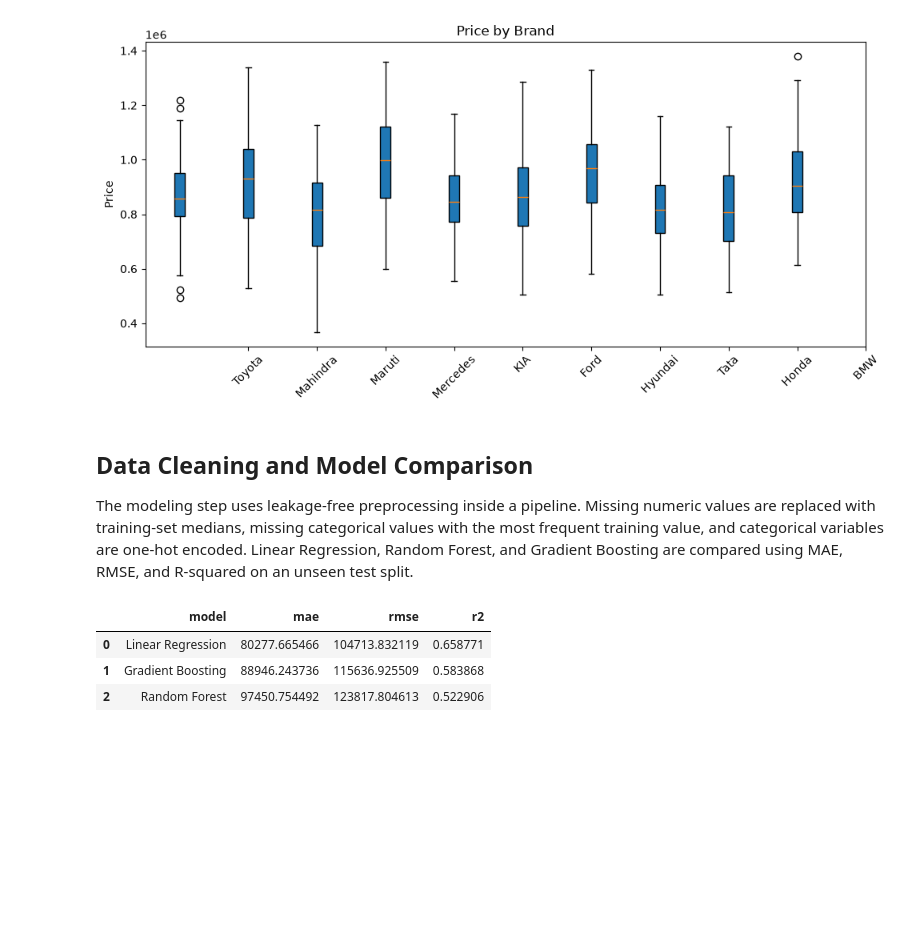
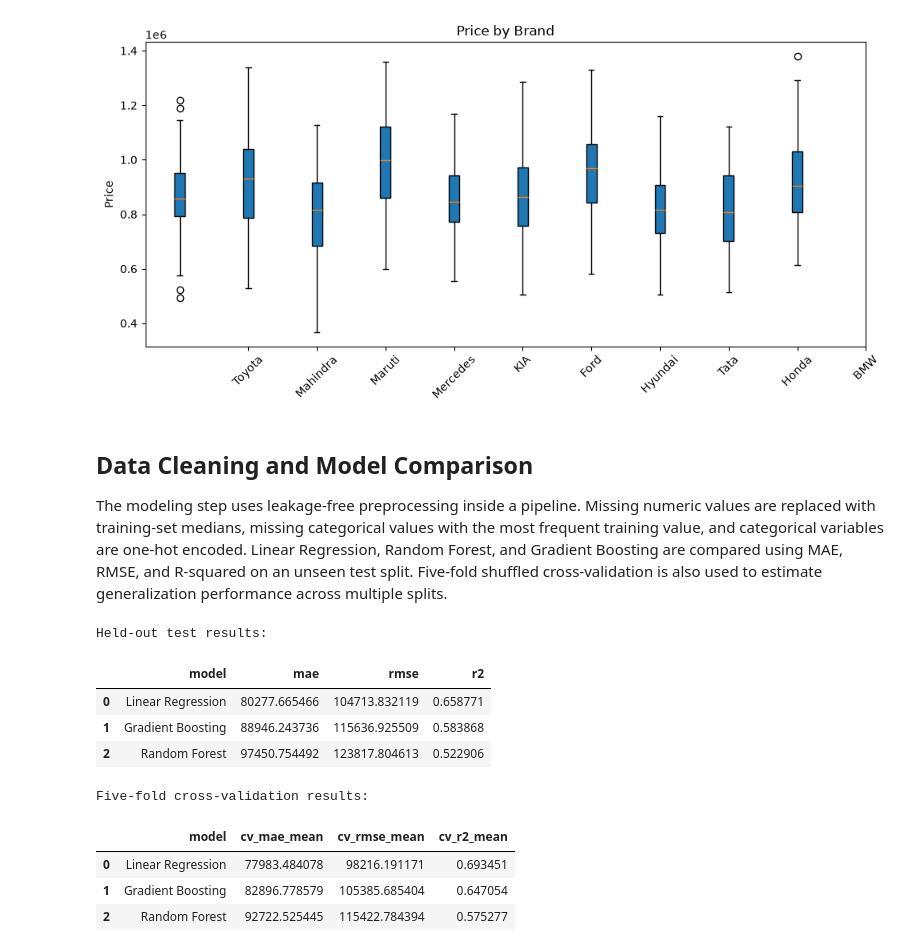
Before and after one commit to vedantkulkarniii/Codealpha_Car-Price-Prediction-using-Machine-Learning, a Jupyter notebook: notebooks/01_project_understanding.ipynb, the cells around one changed output. Cells and saved outputs as stored; diff of their text form; code cells hidden in the pictures; blank space fills up the shorter version.

```diff
--- a/notebooks/01_project_understanding.ipynb
+++ b/notebooks/01_project_understanding.ipynb
@@ -81,14 +81,14 @@ plt.show()
 # %% [markdown]
 ## Data Cleaning and Model Comparison
 
-The modeling step uses leakage-free preprocessing inside a pipeline. Missing numeric values are replaced with training-set medians, missing categorical values with the most frequent training value, and categorical variables are one-hot encoded. Linear Regression, Random Forest, and Gradient Boosting are compared using MAE, RMSE, and R-squared on an unseen test split.
+The modeling step uses leakage-free preprocessing inside a pipeline. Missing numeric values are replaced with training-set medians, missing categorical values with the most frequent training value, and categorical variables are one-hot encoded. Linear Regression, Random Forest, and Gradient Boosting are compared using MAE, RMSE, and R-squared on an unseen test split. Five-fold shuffled cross-validation is also used to estimate generalization performance across multiple splits.
 # %%
 from sklearn.compose import ColumnTransformer
 from sklearn.ensemble import GradientBoostingRegressor, RandomForestRegressor
 from sklearn.impute import SimpleImputer
 from sklearn.linear_model import LinearRegression
 from sklearn.metrics import mean_absolute_error, mean_squared_error, r2_score
-from sklearn.model_selection import train_test_split
+from sklearn.model_selection import KFold, cross_validate, train_test_split
 from sklearn.pipeline import Pipeline
 from sklearn.preprocessing import OneHotEncoder, StandardScaler
 import numpy as np
@@ -122,31 +122,69 @@ X_train, X_test, y_train, y_test = train_test_split(
 
 models = {
     'Linear Regression': LinearRegression(),
     'Random Forest': RandomForestRegressor(
         n_estimators=200, random_state=42, n_jobs=-1
     ),
     'Gradient Boosting': GradientBoostingRegressor(random_state=42)
 }
 
 results = []
 for name, estimator in models.items():
     pipeline = Pipeline([
         ('preprocessor', preprocessor),
         ('model', estimator)
     ])
     pipeline.fit(X_train, y_train)
     predictions = pipeline.predict(X_test)
     results.append({
         'model': name,
         'mae': mean_absolute_error(y_test, predictions),
         'rmse': np.sqrt(mean_squared_error(y_test, predictions)),
         'r2': r2_score(y_test, predictions)
     })
 
 results_df = pd.DataFrame(results).sort_values('mae').reset_index(drop=True)
-results_df
+
+# Estimate generalization performance across five shuffled validation folds.
+cv = KFold(n_splits=5, shuffle=True, random_state=42)
+cv_results = []
+for name, estimator in models.items():
+    pipeline = Pipeline([
+        ('preprocessor', preprocessor),
+        ('model', estimator)
+    ])
+    scores = cross_validate(
+        pipeline,
+        X,
+        y,
+        cv=cv,
+        scoring={
+            'mae': 'neg_mean_absolute_error',
+            'mse': 'neg_mean_squared_error',
+            'r2': 'r2'
+        },
+        n_jobs=-1
+    )
+    cv_results.append({
+        'model': name,
+        'cv_mae_mean': -scores['test_mae'].mean(),
+        'cv_rmse_mean': np.sqrt(-scores['test_mse'].mean()),
+        'cv_r2_mean': scores['test_r2'].mean()
+    })
+
+cv_results_df = pd.DataFrame(cv_results).sort_values('cv_mae_mean').reset_index(drop=True)
+print('Held-out test results:')
+display(results_df)
+print('Five-fold cross-validation results:')
+display(cv_results_df)
 # %% [output]
+Held-out test results:
 |  | model | mae | rmse | r2 |
 | 0 | Linear Regression | 80277.665466 | 104713.832119 | 0.658771 |
 | 1 | Gradient Boosting | 88946.243736 | 115636.925509 | 0.583868 |
 | 2 | Random Forest | 97450.754492 | 123817.804613 | 0.522906 |
+Five-fold cross-validation results:
+|  | model | cv_mae_mean | cv_rmse_mean | cv_r2_mean |
+| 0 | Linear Regression | 77983.484078 | 98216.191171 | 0.693451 |
+| 1 | Gradient Boosting | 82896.778579 | 105385.685404 | 0.647054 |
+| 2 | Random Forest | 92722.525445 | 115422.784394 | 0.575277 |
```
Also changed, not shown: 1 other file.
